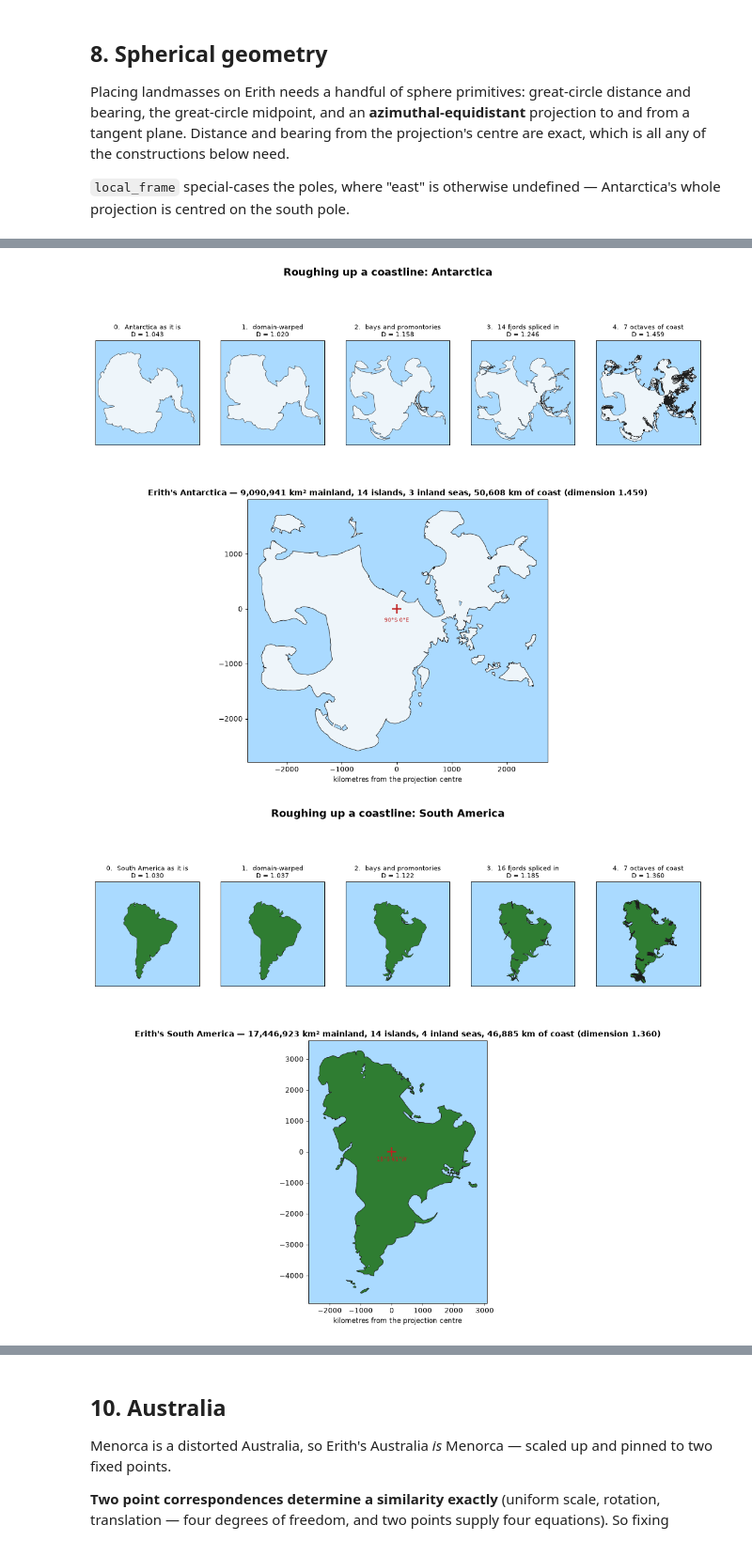
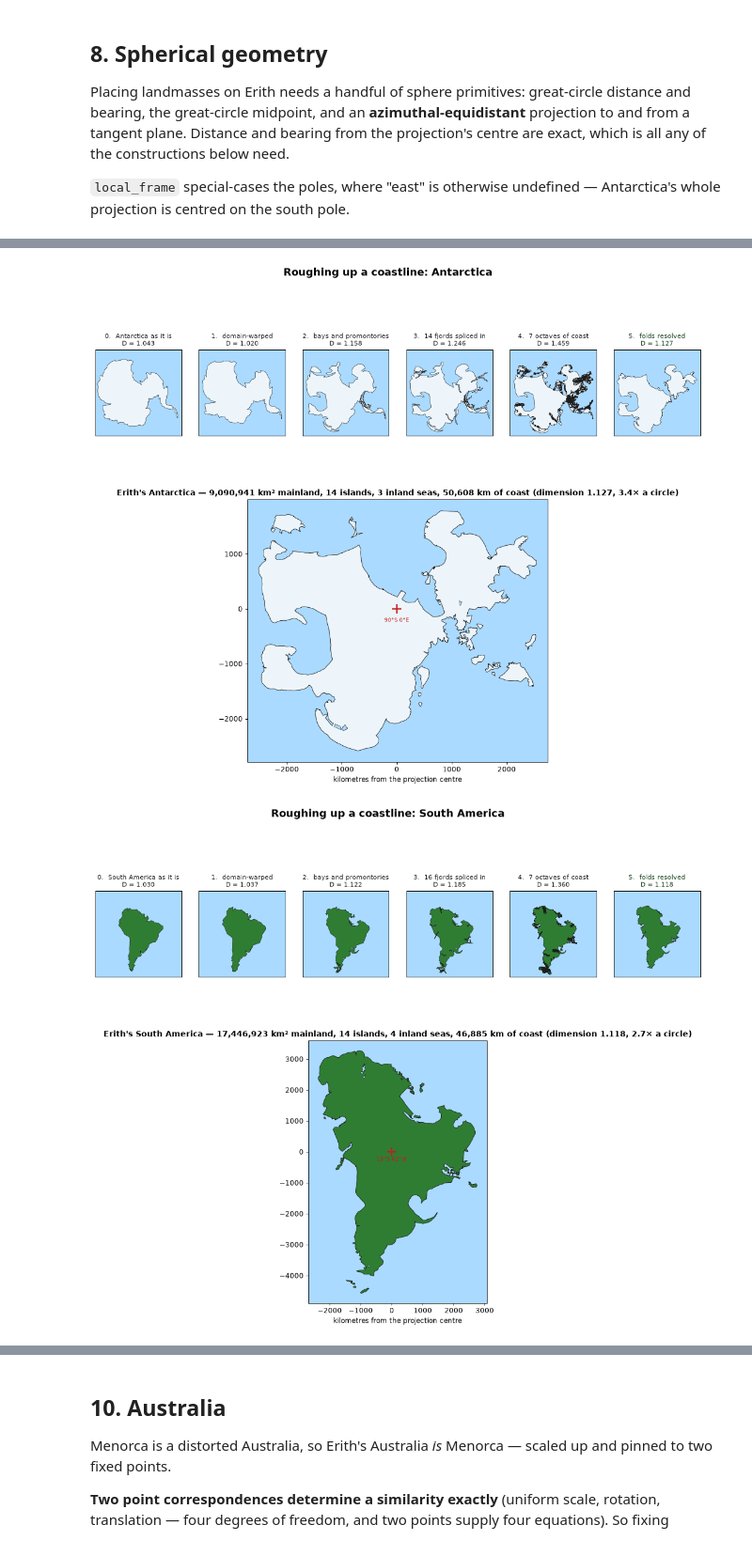
Before and after one commit to pmcray/erith, a Jupyter notebook: erith.ipynb, the cells around one changed output, grey strips where cells are left out. Shown at 94% size. Drawn from its saved outputs; the diff is of its cells as text; code cells hidden in the pictures.

```diff
--- a/erith.ipynb
+++ b/erith.ipynb
@@ -1739,8 +1746,8 @@ def box_dimension(xy, boxes=(8, 16, 32, 64, 128, 256)):
     return float(np.polyfit(np.log(1 / scales), np.log(counts), 1)[0])
 
 
-def repair_ring(xy, min_area_km2=1500.0):
-    """Resolve a self-overlapping outline into land, islands and inland seas.
+def repair_ring(xy):
+    """Resolve a self-overlapping outline into valid geometry.
 
     Crinkle a coast hard enough and it folds through itself. Rather than fight
     that, the folds are resolved: `buffer(0)` turns the overlaps into valid
@@ -1748,10 +1755,32 @@ def repair_ring(xy, min_area_km2=1500.0):
     edges, and inland seas closed off behind it. The fractal process calves its
     own islands.
     """
-    from shapely.geometry import MultiPolygon, Polygon      # ships with cartopy
+    from shapely.geometry import Polygon                    # ships with cartopy
+    return Polygon(xy).buffer(0)
 
-    fixed = Polygon(xy).buffer(0)
-    parts = sorted(list(fixed.geoms) if isinstance(fixed, MultiPolygon) else [fixed],
+
+def cut_strait(geom, path_lonlat, centre, width_km):
+    """Flood a channel along a path, splitting whatever it separates.
+
+    Used to make California an island, as the Spanish believed it was for most
+    of the seventeenth century: a channel run up the Gulf of California and out
+    to the Pacific leaves the whole seaboard adrift. Whatever the cut severs
+    falls out as a separate polygon on its own -- nothing has to know in advance
+    that there is an island there.
+    """
+    from shapely.geometry import LineString
+
+    px, py = azeq_project(np.array([q[0] for q in path_lonlat], dtype=float),
+                          np.array([q[1] for q in path_lonlat], dtype=float), centre)
+    return geom.difference(LineString(np.column_stack([px, py]))
+                           .buffer(width_km / 2.0))
+
+
+def rings_from(geom, min_area_km2=1500.0):
+    """Split shapely geometry into land rings and inland-sea rings, big first."""
+    from shapely.geometry import MultiPolygon, Polygon
+
+    parts = sorted(list(geom.geoms) if isinstance(geom, MultiPolygon) else [geom],
                    key=lambda g: -g.area)
     land = [np.array(g.exterior.coords) for g in parts if g.area >= min_area_km2]
     seas = [np.array(r.coords) for g in parts for r in g.interiors
@@ -1924,7 +2135,8 @@ def plot_fractal_landmass(mass):
                 edgecolor="#1d1d1d", lw=0.5)
         ax.set(xlim=(-lim, lim), ylim=(-lim, lim), xticks=[], yticks=[])
         ax.set_aspect("equal")
-        ax.set_title(f"{i}.  {title}\nD = {box_dimension(ring):.3f}", fontsize=9)
+        ax.set_title(f"{i}.  {title}\nD = {box_dimension(ring):.3f}", fontsize=9,
+                     color="#1d1d1d" if i < len(stages) - 1 else "#14401a")
 
     ax = fig.add_subplot(gs[1, :])
     ax.set_facecolor(SEA_BLUE)
@@ -1933,33 +2145,34 @@ def plot_fractal_landmass(mass):
                 edgecolor="#1d1d1d", lw=0.7, zorder=3)
     for ring in mass["water"]:
         ax.fill(ring[:, 0], ring[:, 1], facecolor=SEA_BLUE,
                 edgecolor="#1d1d1d", lw=0.5, zorder=4)
     lon, lat = mass["crs_centre"]
     ax.plot([0], [0], marker="+", color="#c02020", ms=13, mew=2, zorder=6)
     ax.text(0, -160, f"{abs(lat):.0f}°{'S' if lat < 0 else 'N'} "
                      f"{abs(lon):.0f}°{'W' if lon < 0 else 'E'}",
             color="#c02020", ha="center", va="top", fontsize=8, zorder=6)
     st = mass["stats"]
     # The stage strip is framed symmetrically so the panels compare; the main
     # panel follows the continent, which may be nothing like square.
     span = np.vstack(mass["land"])
     pad = 0.04 * max(np.ptp(span[:, 0]), np.ptp(span[:, 1]))
     ax.set(xlim=(span[:, 0].min() - pad, span[:, 0].max() + pad),
            ylim=(span[:, 1].min() - pad, span[:, 1].max() + pad),
            xlabel="kilometres from the projection centre")
     ax.set_aspect("equal")
     ax.set_title(f"Erith's {mass['name']} — {st['mainland_km2']:,.0f} km² mainland, "
                  f"{st['islands']} islands, {st['inland_seas']} inland seas, "
-                 f"{st['coast_km']:,.0f} km of coast (dimension {st['dimension']:.3f})",
+                 f"{st['coast_km']:,.0f} km of coast "
+                 f"(dimension {st['dimension']:.3f}, {st['crinkle']:.1f}× a circle)",
                  fontsize=12, fontweight="bold")
     fig.suptitle(f"Roughing up a coastline: {mass['name']}",
                  fontsize=15, fontweight="bold", y=0.955)
     return fig
 
 
 for mass in FRACTAL.values():
     plot_fractal_landmass(mass)
     plt.show()
 # %% [output]
-[figure, old version]
+[figure, new version]
-[figure, old version]
+[figure, new version]
```
Also changed, not shown: parts of 10 cells of this notebook.
